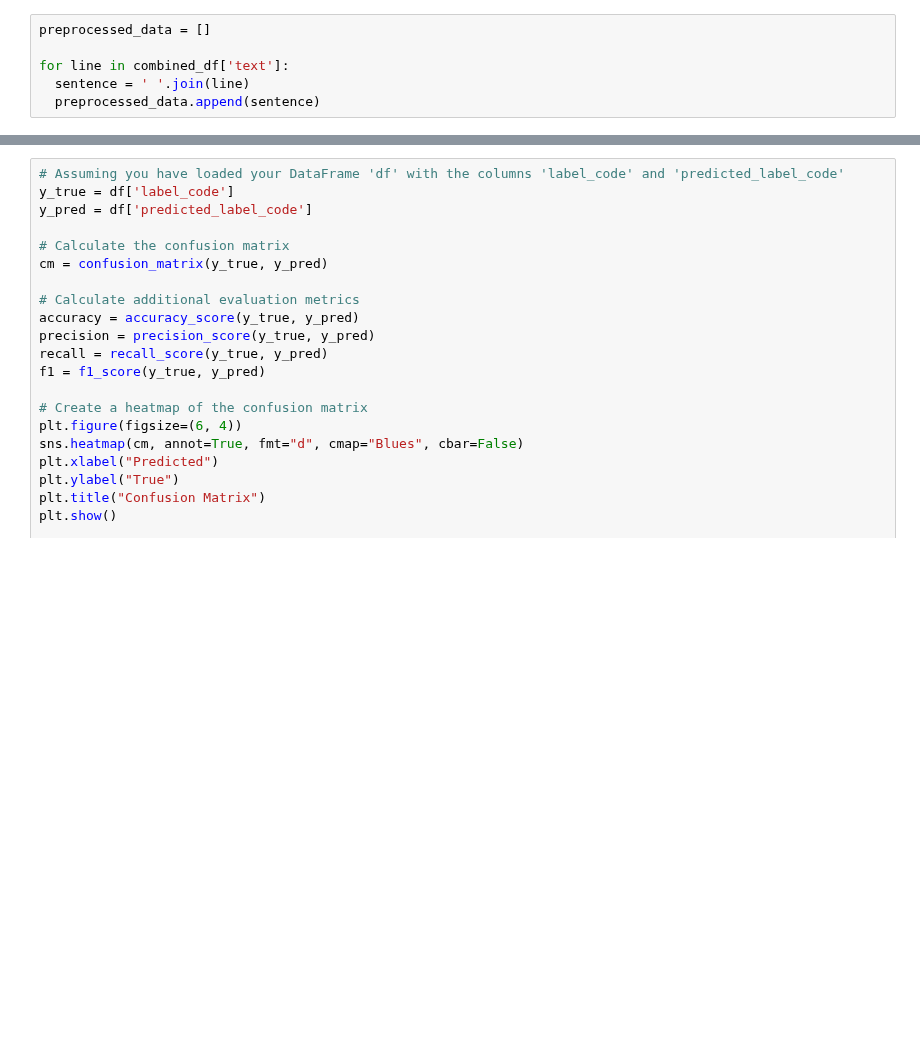
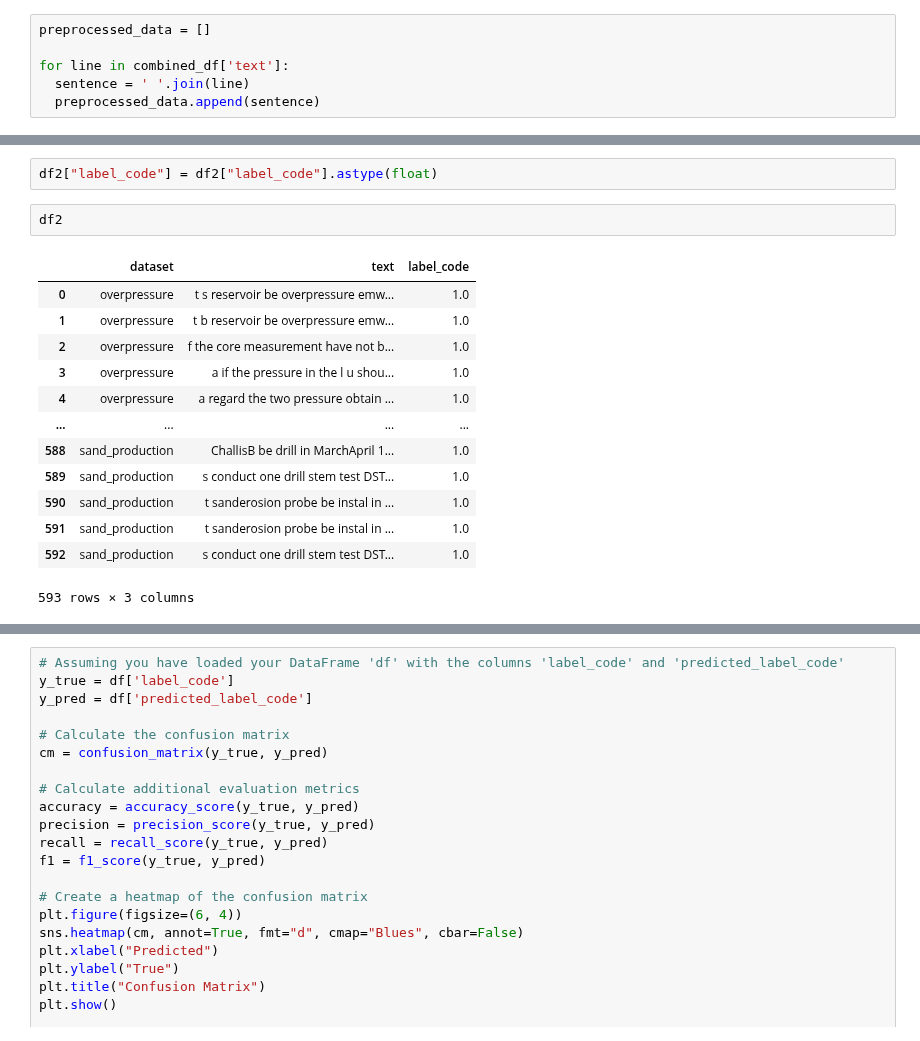
Before and after one commit to zahidhamidi/ML-Project, a Jupyter notebook: Testing_Pre_trained_Model_Binary_False_Positive_Case_Classification.ipynb, the cells around one changed output, grey strips where cells are left out. Cells and saved outputs as stored; diff of their text form; blank space fills up the shorter version.

```diff
--- a/Testing_Pre_trained_Model_Binary_False_Positive_Case_Classification.ipynb
+++ b/Testing_Pre_trained_Model_Binary_False_Positive_Case_Classification.ipynb
@@ -290,3 +287,21 @@ for line in combined_df['text']:
+# %%
+df2["label_code"] = df2["label_code"].astype(float)
+# %%
+df2
+# %% [output]
+|  | dataset | text | label_code |
+| 0 | overpressure | t s reservoir be overpressure emw... | 1.0 |
+| 1 | overpressure | t b reservoir be overpressure emw... | 1.0 |
+| 2 | overpressure | f the core measurement have not b... | 1.0 |
+| 3 | overpressure | a if the pressure in the l u shou... | 1.0 |
+| 4 | overpressure | a regard the two pressure obtain ... | 1.0 |
+| ... | ... | ... | ... |
+| 588 | sand_production | ChallisB be drill in MarchApril 1... | 1.0 |
+| 589 | sand_production | s conduct one drill stem test DST... | 1.0 |
+| 590 | sand_production | t sanderosion probe be instal in ... | 1.0 |
+| 591 | sand_production | t sanderosion probe be instal in ... | 1.0 |
+| 592 | sand_production | s conduct one drill stem test DST... | 1.0 |
+593 rows × 3 columns
 # %%
 # Testing with pre-trained model
 
```
Also changed, not shown: parts of 5 cells of this notebook.
